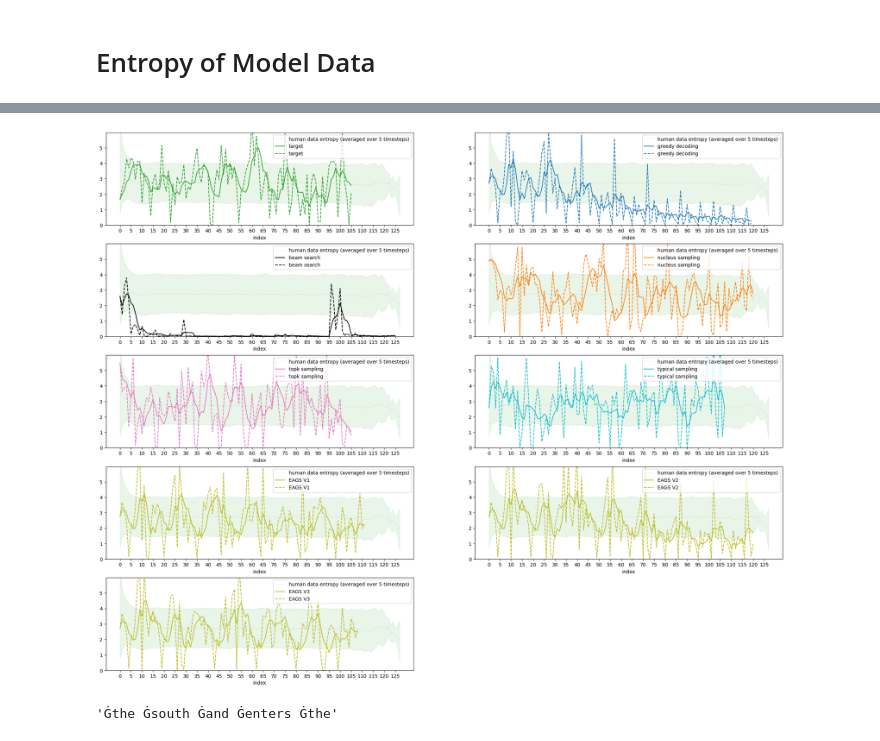
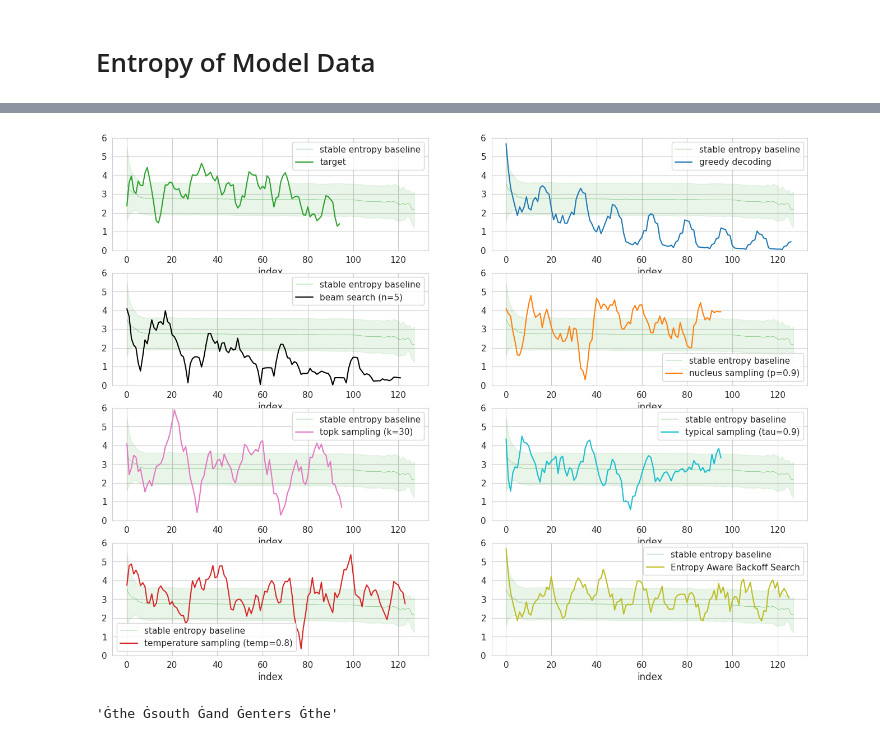
Before and after one commit to kushalarora/stable_entropy_hypothesis, a Jupyter notebook: text_completion/wiki/gpt2_wiki_prompt.ipynb, the cells around one changed output, grey strips where cells are left out. Saved outputs shown, nothing was run; the diff lists cells and outputs as text; code cells hidden in the pictures.

```diff
--- a/text_completion/wiki/gpt2_wiki_prompt.ipynb
+++ b/text_completion/wiki/gpt2_wiki_prompt.ipynb
@@ -273,6 +299,7 @@ human_datapoint_idx=34
 human_datapoint = human_dataframe.iloc[human_datapoint_idx]
 greedy_sample = model_greedy_dataframe[model_greedy_dataframe.context == human_datapoint.context].iloc[0]
 beam_sample = model_beam_dataframe[model_beam_dataframe.context == human_datapoint.context].iloc[0]
+temp_sample = model_temp_dataframe[model_temp_dataframe.context == human_datapoint.context].iloc[0]
 nucleus_sample = model_nucleus_dataframe[model_nucleus_dataframe.context == human_datapoint.context].iloc[0]
 topk_sample = model_topk_dataframe[model_topk_dataframe.context == human_datapoint.context].iloc[0]
 typical_sample = model_typical_dataframe[model_typical_dataframe.context == human_datapoint.context].iloc[0]
@@ -295,6 +322,9 @@ print()
 print("Beam Model Text: ")
 print_sample(human_datapoint.context, beam_sample.model_text)
 print()
+print("Temperature sampled Model Text:")
+print_sample(human_datapoint.context, temp_sample.model_text)
+print()
 print("Nucleus sampled Model Text:")
 print_sample(human_datapoint.context, nucleus_sample.model_text)
 print()
@@ -311,15 +341,15 @@ print_sample(human_datapoint.context, eag_v1_sample.model_text)
 # print(f"Num. Voilations: {eag_sample.voilations}")
 print()
 
-print("EAG Model V2 Text:")
-print_sample(human_datapoint.context, eag_v2_sample.model_text)
-# print(f"Num. Voilations: {eag_sample.voilations}")
-print()
+# print("EAG Model V2 Text:")
+# print_sample(human_datapoint.context, eag_v2_sample.model_text)
+# # print(f"Num. Voilations: {eag_sample.voilations}")
+# print()
 
-print("EAG Model V3 Text:")
-print_sample(human_datapoint.context, eag_v3_sample.model_text)
-# print(f"Num. Voilations: {eag_sample.voilations}")
-print()
+# print("EAG Model V3 Text:")
+# print_sample(human_datapoint.context, eag_v3_sample.model_text)
+# # print(f"Num. Voilations: {eag_sample.voilations}")
+# print()
 
 # print("EABS Model Text:")
 # print_sample(human_datapoint.context, eabs_sample.model_text.replace("\n", "\\n"))
@@ -356,6 +386,9 @@ beam_labeled_datapoint = process_datapoint(
     model=gpt2_model, datapoint=beam_sample, width=5, max_len=MAX_LEN, tokenizer=tokenizer,
 )
 
+temp_labeled_datapoint = process_datapoint(
+    model=gpt2_model, datapoint=temp_sample, width=5, max_len=MAX_LEN, tokenizer=tokenizer,
+)
 
 nucleus_labeled_datapoint = process_datapoint(
     model=gpt2_model, datapoint=nucleus_sample, width=5, max_len=MAX_LEN, tokenizer=tokenizer,
@@ -385,48 +418,48 @@ eag_v3_labeled_datapoint = process_datapoint(
     # model=gpt2_model, datapoint=eabs_sample,  width=5, max_len=MAX_LEN, tokenizer=tokenizer,
 # )
 
-fig, axs = plt.subplots(5,2, figsize=(25, 20))
-plot_avg_entropies_mean_std(human_ma_entropies, axs[0, 0], 'human data entropy (averaged over 5 timesteps)', color='tab:green', std_dev=1.5, linewidth=0.1)
+fig, axs = plt.subplots(4,2, figsize=(8*2, 3*4))
+plot_avg_entropies_mean_std(human_ma_entropies, 'stable entropy baseline', ax=axs[0, 0], color='tab:green', std_dev=1.0, linewidth=0.3)
 lpdh.plot(x="index", y='entropy_ma', ylim=(0,6), ax=axs[0,0], label='target', color='tab:green')
-lpdh.plot(x="index", y='entropy', ylim=(0,6), ax=axs[0,0], label='target', color='tab:green', linestyle='dashed')
+# lpdh.plot(x="index", y='entropy', ylim=(0,6), ax=axs[0,0], label='target', color='tab:green', linestyle='dashed')
 
-plot_avg_entropies_mean_std(human_ma_entropies, axs[0, 1], 'human data entropy (averaged over 5 timesteps)', color='tab:green', std_dev=1.5, linewidth=0.1)
+plot_avg_entropies_mean_std(human_ma_entropies, 'stable entropy baseline', ax=axs[0, 1], color='tab:green', std_dev=1.0, linewidth=0.3)
 greedy_labeled_datapoint.plot(x="index", y='entropy_ma', ylim=(0,6), ax=axs[0, 1], label='greedy decoding', color='tab:blue')
-greedy_labeled_datapoint.plot(x="index", y='entropy', ylim=(0,6), ax=axs[0, 1], label='greedy decoding', color='tab:blue', linestyle='dashed')
+# greedy_labeled_datapoint.plot(x="index", y='entropy', ylim=(0,6), ax=axs[0, 1], label='greedy decoding', color='tab:blue', linestyle='dashed')
 
-plot_avg_entropies_mean_std(human_ma_entropies, axs[1, 0], 'human data entropy (averaged over 5 timesteps)', color='tab:green', std_dev=1.5, linewidth=0.1)
-beam_labeled_datapoint.plot(x="index", y='entropy_ma', ylim=(0,6), ax=axs[1, 0], label='beam search', color='black')
-beam_labeled_datapoint.plot(x="index", y='entropy', ylim=(0,6), ax=axs[1, 0], label='beam search', color='black', linestyle='dashed')
+plot_avg_entropies_mean_std(human_ma_entropies, 'stable entropy baseline', ax=axs[1, 0], color='tab:green', std_dev=1.0, linewidth=0.3)
+beam_labeled_datapoint.plot(x="index", y='entropy_ma', ylim=(0,6), ax=axs[1, 0], label='beam search (n=5)', color='black')
+# beam_labeled_datapoint.plot(x="index", y='entropy', ylim=(0,6), ax=axs[1, 0], label='beam search', color='black', linestyle='dashed')
 
-plot_avg_entropies_mean_std(human_ma_entropies, axs[1, 1], 'human data entropy (averaged over 5 timesteps)', color='tab:green', std_dev=1.5, linewidth=0.1)
-nucleus_labeled_datapoint.plot(x="index", y='entropy_ma', ylim=(0,6), ax=axs[1, 1], label='nucleus sampling', color='tab:orange')
-nucleus_labeled_datapoint.plot(x="index", y='entropy', ylim=(0,6), ax=axs[1, 1], label='nucleus sampling', color='tab:orange', linestyle='dashed')
+plot_avg_entropies_mean_std(human_ma_entropies, 'stable entropy baseline', ax=axs[1, 1], color='tab:green', std_dev=1.0, linewidth=0.3)
+nucleus_labeled_datapoint.plot(x="index", y='entropy_ma', ylim=(0,6), ax=axs[1, 1], label='nucleus sampling (p=0.9)', color='tab:orange')
+# nucleus_labeled_datapoint.plot(x="index", y='entropy', ylim=(0,6), ax=axs[1, 1], label='nucleus sampling', color='tab:orange', linestyle='dashed')
 
-plot_avg_entropies_mean_std(human_ma_entropies, axs[2,0], 'human data entropy (averaged over 5 timesteps)', color='tab:green', std_dev=1.5, linewidth=0.1)
-topk_labeled_datapoint.plot(x="index", y='entropy_ma', ylim=(0,6), ax=axs[2,0], label='topk sampling', color='tab:pink')
-topk_labeled_datapoint.plot(x="index", y='entropy', ylim=(0,6), ax=axs[2,0], label='topk sampling', color='tab:pink', linestyle='dashed')
+plot_avg_entropies_mean_std(human_ma_entropies, 'stable entropy baseline', ax=axs[2,0], color='tab:green', std_dev=1.0, linewidth=0.3)
+topk_labeled_datapoint.plot(x="index", y='entropy_ma', ylim=(0,6), ax=axs[2,0], label='topk sampling (k=30)', color='tab:pink')
+# topk_labeled_datapoint.plot(x="index", y='entropy', ylim=(0,6), ax=axs[2,0], label='topk sampling', color='tab:pink', linestyle='dashed')
 
-plot_avg_entropies_mean_std(human_ma_entropies, axs[2,1], 'human data entropy (averaged over 5 timesteps)', color='tab:green', std_dev=1.5, linewidth=0.1)
-typical_labeled_datapoint.plot(x="index", y='entropy_ma', ylim=(0,6), ax=axs[2,1], label='typical sampling', color='tab:cyan')
-typical_labeled_datapoint.plot(x="index", y='entropy', ylim=(0,6), ax=axs[2,1], label='typical sampling', color='tab:cyan', linestyle='dashed')
+plot_avg_entropies_mean_std(human_ma_entropies, 'stable entropy baseline', ax=axs[2,1], color='tab:green', std_dev=1.0, linewidth=0.3)
+typical_labeled_datapoint.plot(x="index", y='entropy_ma', ylim=(0,6), ax=axs[2,1], label='typical sampling (tau=0.9)', color='tab:cyan')
+# typical_labeled_datapoint.plot(x="index", y='entropy', ylim=(0,6), ax=axs[2,1], label='typical sampling', color='tab:cyan', linestyle='dashed')
 
 
-plot_avg_entropies_mean_std(human_ma_entropies, axs[3,0], 'human data entropy (averaged over 5 timesteps)', color='tab:green', std_dev=1.5, linewidth=0.1)
-eag_v1_labeled_datapoint.plot(x="index", y='entropy_ma', ylim=(0,6), ax=axs[3, 0], label='EAGS V1', color='tab:olive')
-eag_v1_labeled_datapoint.plot(x="index", y='entropy', ylim=(0,6), ax=axs[3, 0], label='EAGS V1', color='tab:olive', linestyle='dashed')
+plot_avg_entropies_mean_std(human_ma_entropies, 'stable entropy baseline', ax=axs[3,0],  color='tab:green', std_dev=1.0, linewidth=0.3)
+temp_labeled_datapoint.plot(x="index", y='entropy_ma', ylim=(0,6), ax=axs[3, 0], label='temperature sampling (temp=0.8)', color='tab:red')
 
-plot_avg_entropies_mean_std(human_ma_entropies, axs[3,1], 'human data entropy (averaged over 5 timesteps)', color='tab:green', std_dev=1.5, linewidth=0.1)
-eag_v2_labeled_datapoint.plot(x="index", y='entropy_ma', ylim=(0,6), ax=axs[3, 1], label='EAGS V2', color='tab:olive')
-eag_v2_labeled_datapoint.plot(x="index", y='entropy', ylim=(0,6), ax=axs[3, 1], label='EAGS V2', color='tab:olive', linestyle='dashed')
+plot_avg_entropies_mean_std(human_ma_entropies, 'stable entropy baseline', ax=axs[3,1], color='tab:green', std_dev=1.0, linewidth=0.3)
+eag_v1_labeled_datapoint.plot(x="index", y='entropy_ma', ylim=(0,6), ax=axs[3, 1], label='Entropy Aware Backoff Search', color='tab:olive')
+# eag_v1_labeled_datapoint.plot(x="index", y='entropy', ylim=(0,6), ax=axs[3, 1], label='EAGS V1', color='tab:olive', linestyle='dashed')
 
-plot_avg_entropies_mean_std(human_ma_entropies, axs[4,0], 'human data entropy (averaged over 5 timesteps)', color='tab:green', std_dev=1.5, linewidth=0.1)
-eag_v3_labeled_datapoint.plot(x="index", y='entropy_ma', ylim=(0,6), ax=axs[4, 0], label='EAGS V3', color='tab:olive')
-eag_v3_labeled_datapoint.plot(x="index", y='entropy', ylim=(0,6), ax=axs[4, 0], label='EAGS V3', color='tab:olive', linestyle='dashed')
+# eag_v2_labeled_datapoint.plot(x="index", y='entropy', ylim=(0,6), ax=axs[3, 1], label='EAGS V2', color='tab:olive', linestyle='dashed')
 
-plt.setp(axs, xticks=range(0, MAX_LEN, 5),
-            yticks=range(0,6))
+# plot_avg_entropies_mean_std(human_ma_entropies,  'human data entropy (averaged over 5 timesteps)', ax=axs[4,0], color='tab:green', std_dev=1.5, linewidth=0.1)
+# eag_v3_labeled_datapoint.plot(x="index", y='entropy_ma', ylim=(0,6), ax=axs[4, 0], label='EAGS V3', color='tab:olive')
+# eag_v3_labeled_datapoint.plot(x="index", y='entropy', ylim=(0,6), ax=axs[4, 0], label='EAGS V3', color='tab:olive', linestyle='dashed')
 
-fig.delaxes(axs[4,1])
+# plt.setp(axs, xticks=range(0, MAX_LEN, 5), yticks=range(0,6))
+
+# fig.delaxes(axs[4,1])
 # # ax.set_xticklabels(lpdm['token'])
 # ax.set_xlabel("Timestep")
 # ax.set_ylabel("Entropy (Averaged over 5 timesteps)")
@@ -434,4 +468,4 @@ fig.delaxes(axs[4,1])
-[figure, old version]
+[figure, new version]
 # %%
 ' '.join(eag_v3_labeled_datapoint.token[5:10])
 # %% [output]
```
Also changed, not shown: parts of 14 cells of this notebook, 1 other file.
